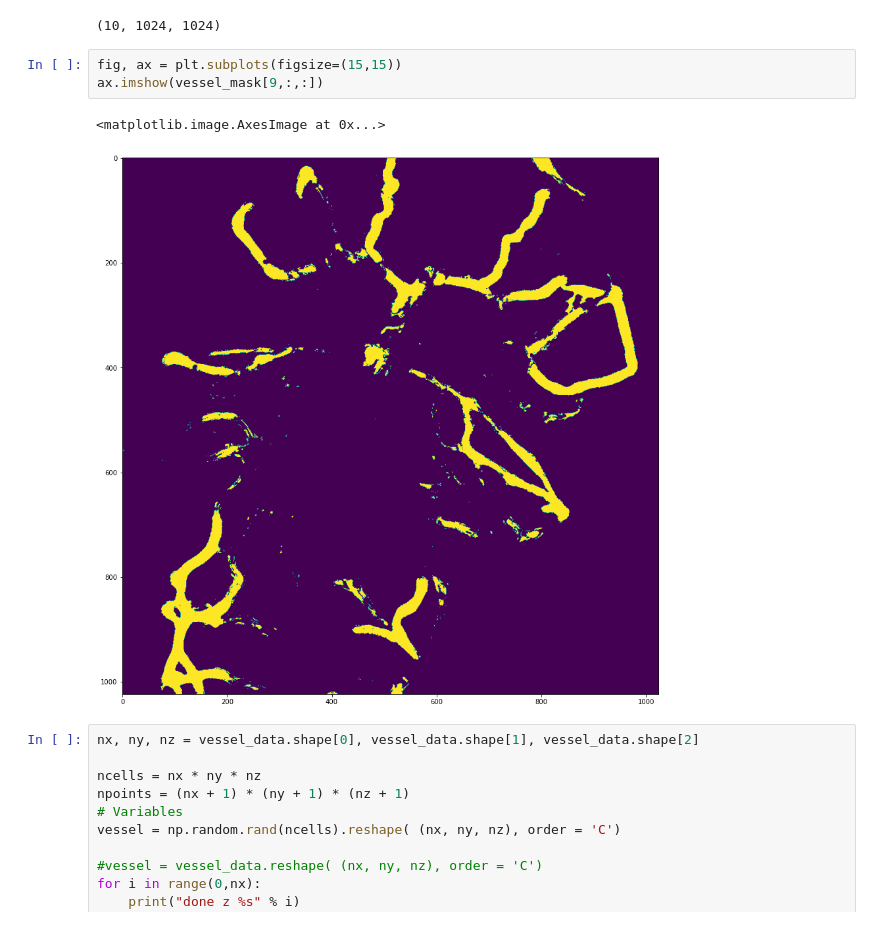
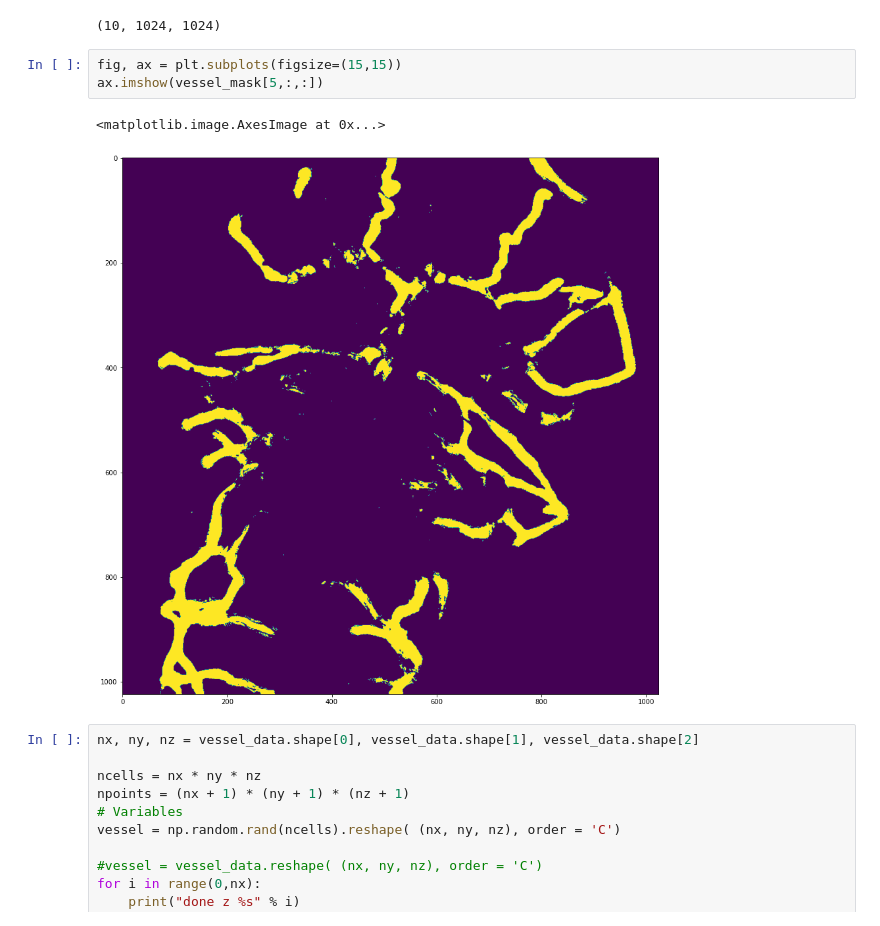
Before and after one commit to wgiese/zebrafish_xenograft_analysis, a Jupyter notebook: notebooks/process_ilastik_h5.ipynb, the cells around one changed output. Drawn from its saved outputs; the diff is of its cells as text.

```diff
--- a/notebooks/process_ilastik_h5.ipynb
+++ b/notebooks/process_ilastik_h5.ipynb
@@ -64,10 +64,10 @@ vessel_mask.shape
 (10, 1024, 1024)
 # %%
 fig, ax = plt.subplots(figsize=(15,15))
-ax.imshow(vessel_mask[9,:,:])
+ax.imshow(vessel_mask[5,:,:])
 # %% [output]
 <matplotlib.image.AxesImage at 0x...>
-[figure, old version]
+[figure, new version]
 # %%
 nx, ny, nz = vessel_data.shape[0], vessel_data.shape[1], vessel_data.shape[2]
 
```
Also changed, not shown: parts of 3 cells of this notebook, 2 other files.
